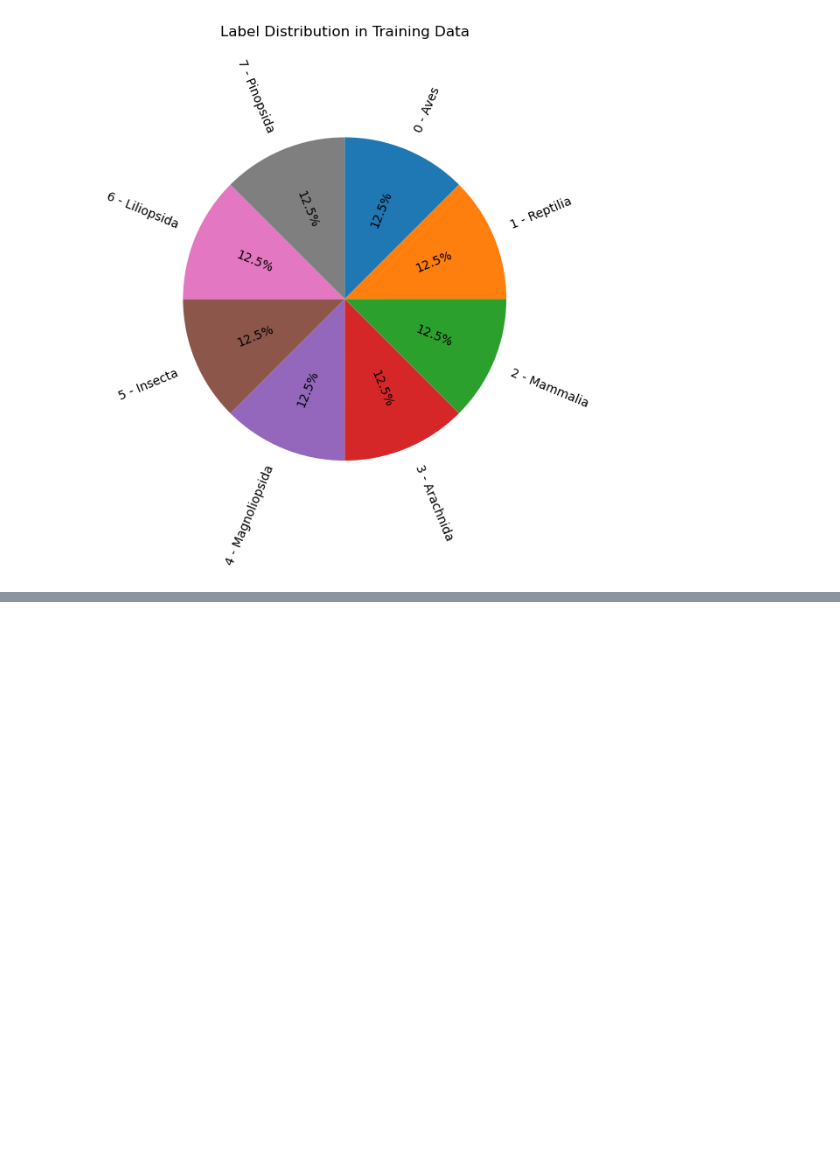
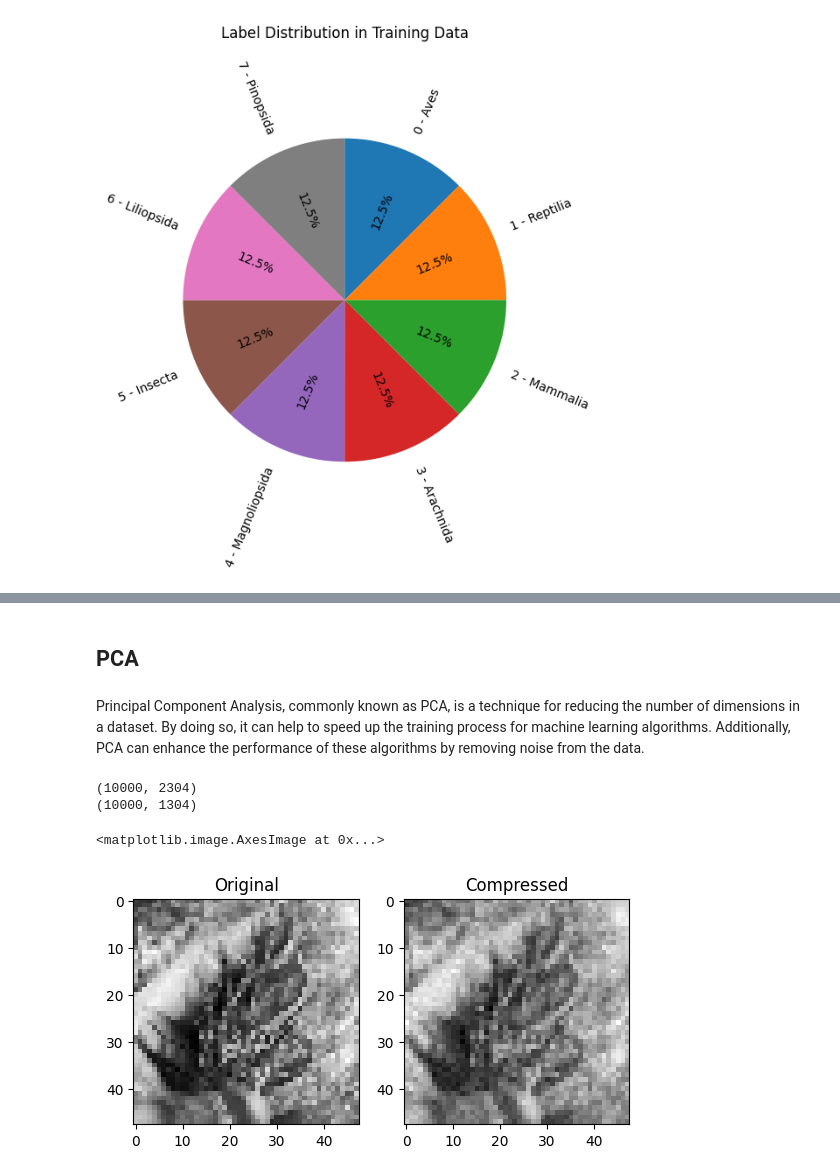
Before and after one commit to melbreaker/LivingThingClassification, a Jupyter notebook: major_project_47369833_final_report.ipynb, the cells around one changed output, grey strips where cells are left out. Saved outputs shown, nothing was run; the diff lists cells and outputs as text; code cells hidden in the pictures; blank space fills up the shorter version.

```diff
--- a/major_project_47369833_final_report.ipynb
+++ b/major_project_47369833_final_report.ipynb
@@ -247,9 +249,31 @@ plt.show()
+# %% [markdown]
+## PCA
+# %% [markdown]
+Principal Component Analysis, commonly known as PCA, is a technique for reducing the number of dimensions in a dataset. By doing so, it can help to speed up the training process for machine learning algorithms. Additionally, PCA can enhance the performance of these algorithms by removing noise from the data.
 # %%
 from sklearn.decomposition import PCA
 
 pca = PCA(0.95)
 X_reduced = pca.fit_transform(X)
 X_val_reduced = pca.transform(X_val)
+# %%
+print(X.shape)
+print(X_reduced.shape)
+# %% [output]
+(10000, 2304)
+(10000, 1304)
+# %%
+X_recovered = pca.inverse_transform(X_reduced)
+# %%
+plt.subplot(1, 2, 1)
+plt.title(["Original", "Compressed"][0])
+plt.imshow(X[1].reshape(48,48), cmap='gray')
+plt.subplot(1, 2, 2)
+plt.title(["Original", "Compressed"][1])
+plt.imshow(X_recovered[1].reshape(48,48), cmap='gray')
+# %% [output]
+<matplotlib.image.AxesImage at 0x...>
+[figure, added]
 # %% [markdown]
 # Conventional ML Model
 
```
Also changed, not shown: parts of 59 cells of this notebook.
